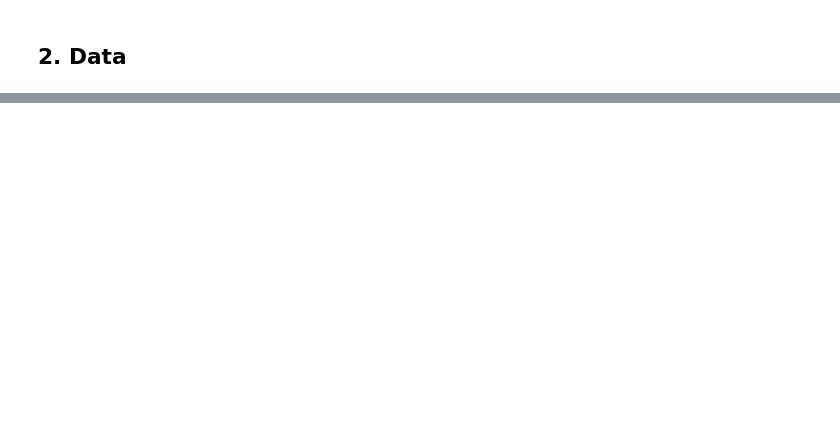
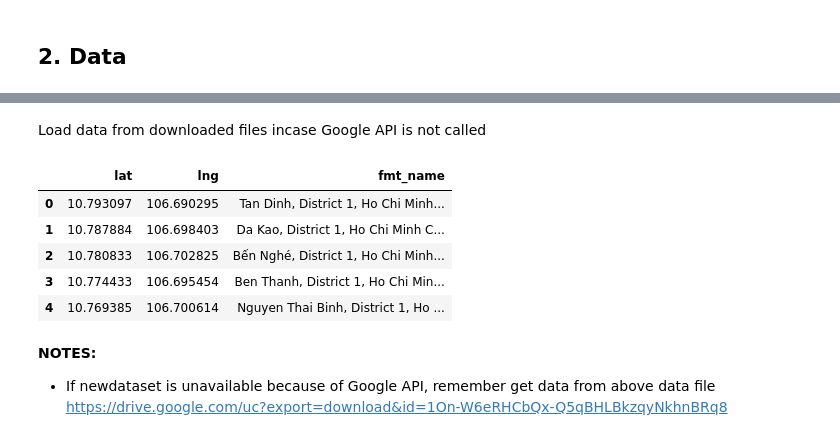
Before and after one commit to hailongnk/Coursera_Capstone, a Jupyter notebook: bar_in_ho_chi_minh_city.ipynb, the cells around one changed output, grey strips where cells are left out. Drawn from its saved outputs; the diff is of its cells as text; code cells hidden in the pictures; blank space fills up the shorter version.

```diff
--- a/bar_in_ho_chi_minh_city.ipynb
+++ b/bar_in_ho_chi_minh_city.ipynb
@@ -13,0 +138,17 @@ To help selecting good place for a new bar, I would like to use
+# %% [markdown]
+Load data from downloaded files incase Google API is not called
+# %%
+!wget -q -O hcmc_data_new.csv 'https://drive.google.com/uc?export=download&id=1On-W6eRHCbQx-Q5qBHLBkzqyNkhnBRq8'
+reloaddf = pd.read_csv("hcmc_data_new.csv")
+reloaddf[["lat", "lng", "fmt_name"]].head()
+# %% [output]
+|  | lat | lng | fmt_name |
+| 0 | 10.793097 | 106.690295 | Tan Dinh, District 1, Ho Chi Minh... |
+| 1 | 10.787884 | 106.698403 | Da Kao, District 1, Ho Chi Minh C... |
+| 2 | 10.780833 | 106.702825 | Bến Nghé, District 1, Ho Chi Minh... |
+| 3 | 10.774433 | 106.695454 | Ben Thanh, District 1, Ho Chi Min... |
+| 4 | 10.769385 | 106.700614 | Nguyen Thai Binh, District 1, Ho ... |
+# %% [markdown]
+**NOTES:**
+* If newdataset is unavailable because of Google API, remember get data from above data file
+https://drive.google.com/uc?export=download&id=1On-W6eRHCbQx-Q5qBHLBkzqyNkhnBRq8
```
Also changed, not shown: parts of 49 cells of this notebook.
